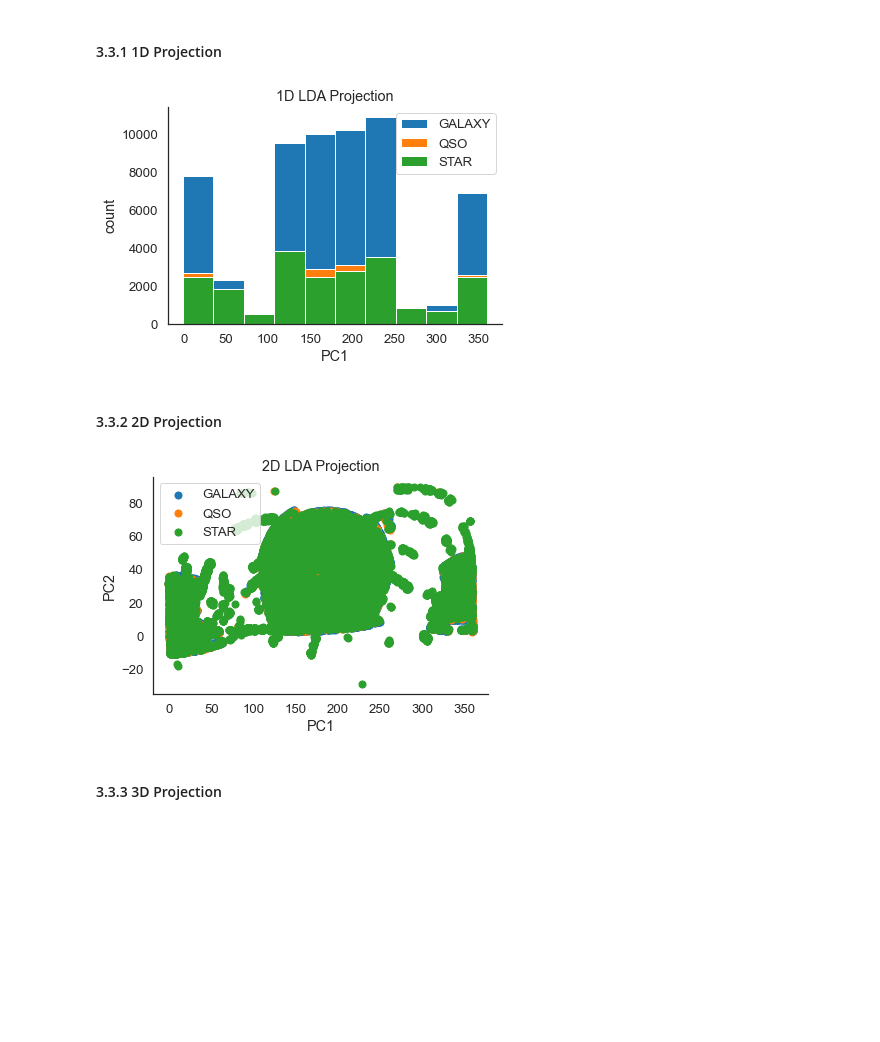
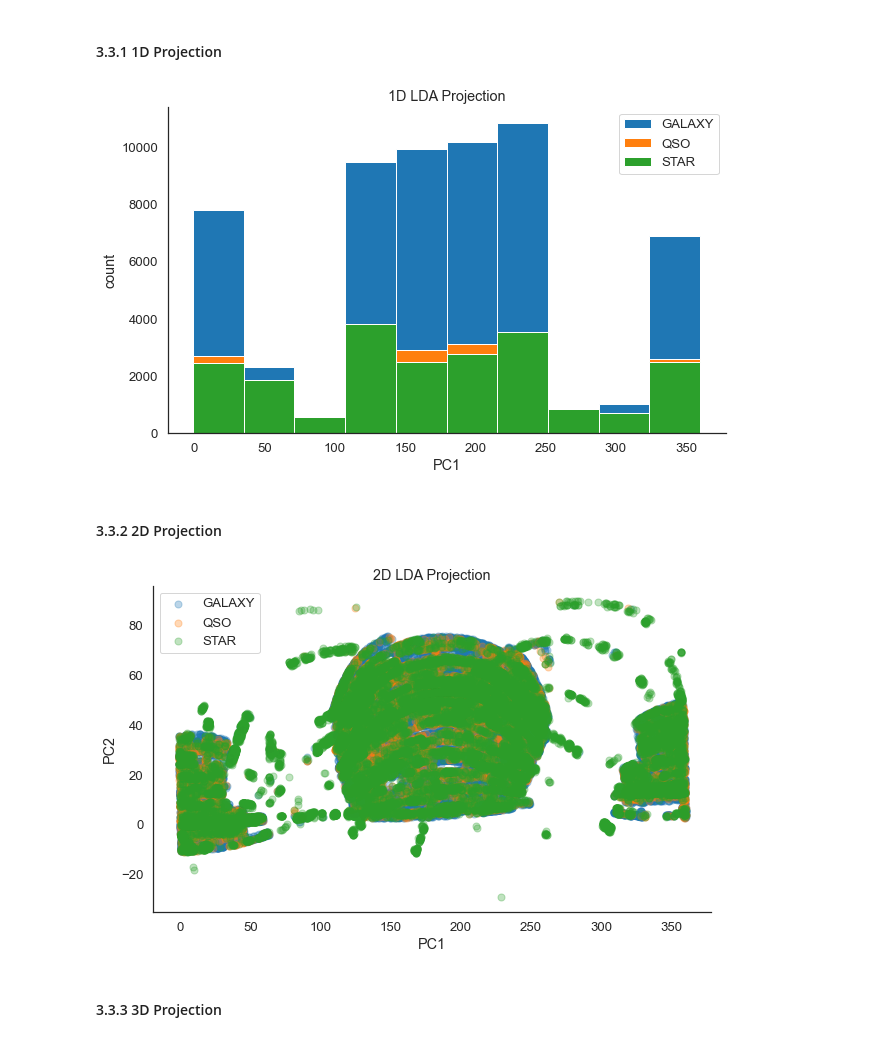
Before and after one commit to mcqueg/Unsupervised_ML, a Jupyter notebook: Dimensionality_Reduction.ipynb, the cells around one changed output. Cells and saved outputs as stored; diff of their text form; code cells hidden in the pictures; blank space fills up the shorter version.

```diff
--- a/Dimensionality_Reduction.ipynb
+++ b/Dimensionality_Reduction.ipynb
@@ -340,34 +340,34 @@ def LDA(data, labels, n):
 # %%
 lda_one = LDA(data=data, labels=labels, n=1)
 # plot the new df to view the class seperation
 
-f, ax = plt.subplots(1)
+f, ax = plt.subplots(figsize=(10, 6))
 groups = lda_one.groupby(df['class'])
 for c, group in groups:
     ax.hist(group['LD1'], label=c)
 
     # sns.histplot(group['LD1'], x = 'LD1', hue = "class", multiple='stack', palette='deep')
 ax.legend()
 ax.set(title='1D LDA Projection', xlabel='PC1', ylabel='count')
 sns.despine()
 plt.show()
 # %% [output]
-[figure, old version]
+[figure, new version]
 # %% [markdown]
 #### 3.3.2 2D Projection <a class="anchor" id="lda2"></a>
 # %%
 lda_two = LDA(data=data, labels=labels, n=2)
 # plot the new df to view the class seperation
-f, ax = plt.subplots(1)
+f, ax = plt.subplots(figsize=(10, 6))
 groups = lda_two.groupby(df['class'])
 for c, group in groups:
-    ax.scatter(group['LD1'], group['LD2'], s=50, label=c)
+    ax.scatter(group['LD1'], group['LD2'], s=50, label=c, alpha=0.3)
 ax.legend()
 ax.set(title='2D LDA Projection', xlabel='PC1', ylabel='PC2')
 sns.despine()
 plt.show()
 # %% [output]
-[figure, old version]
+[figure, new version]
 # %% [markdown]
 #### 3.3.3 3D Projection <a class="anchor" id="lda3"></a>
 # %%
```
Also changed, not shown: parts of 2 cells of this notebook.
